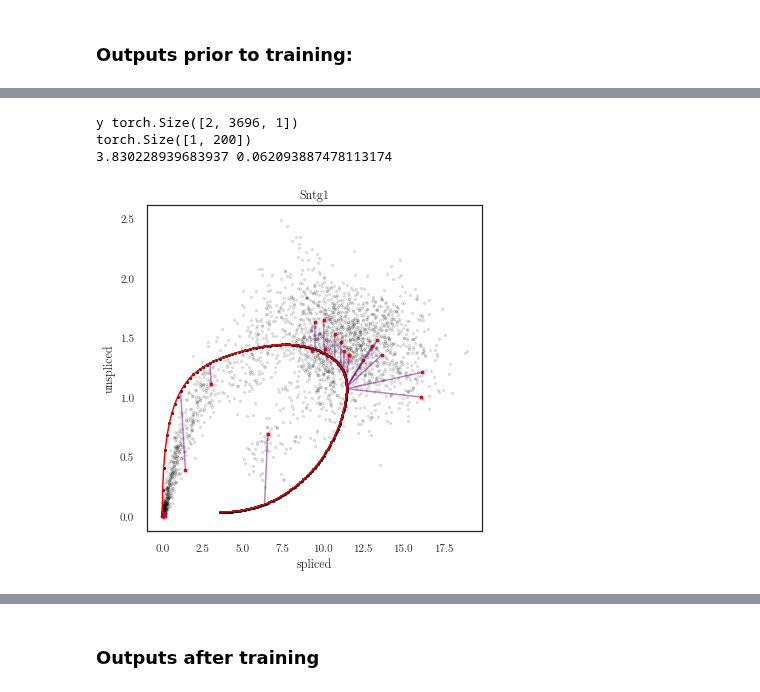
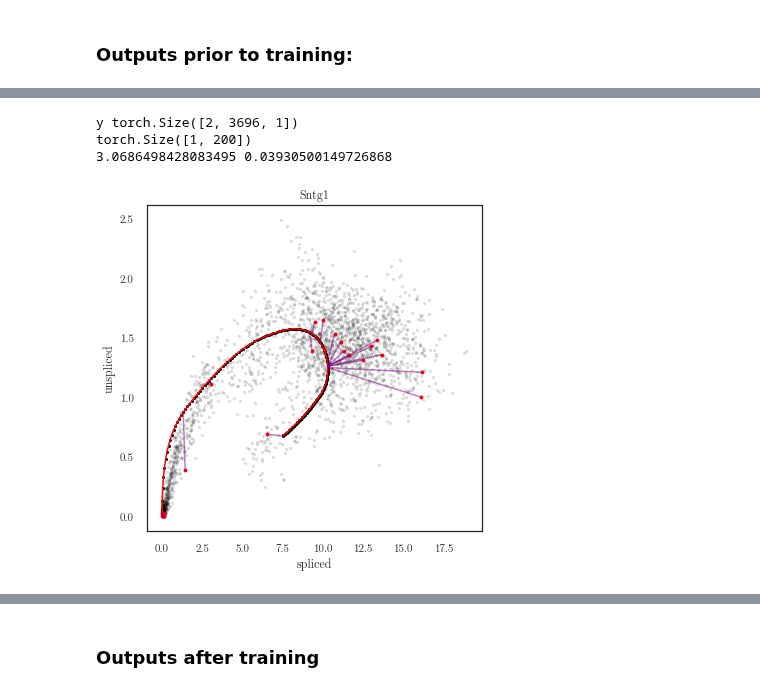
Before and after one commit to mossjacob/alfi, a Jupyter notebook: experiments/rnavelocity/rnavelocity.ipynb, the cells around one changed output, grey strips where cells are left out. Cells and saved outputs as stored; diff of their text form; code cells hidden in the pictures.

```diff
--- a/experiments/rnavelocity/rnavelocity.ipynb
+++ b/experiments/rnavelocity/rnavelocity.ipynb
@@ -131,7 +131,7 @@ def print_scatter(cells, gene_index,
 use_natural = True
 step_size = 1e-1
 config = RNAVelocityConfiguration(
-    latent_data_present=True,
+    latent_data_present=False,
     num_samples=30,
     num_cells=num_cells,
     end_pseudotime=end_t,
@@ -186,6 +186,13 @@ track_parameters = [
 lfm = RNAVelocityLFM(num_outputs, gp_model, config, **lfm_kwargs)
 
 # Add latent points to the data
+data = torch.stack(dataset.data)
+t = torch.linspace(0, end_t, lfm.timepoint_choices.shape[0])
+alpha = transcription_rate.item()
+y = alpha * (1 - torch.sigmoid(t * 12 / end_t - 7))#pha/2., 0., 0., 0., 0., 0.]).unsqueeze(-1)
+filler = torch.zeros(data.shape[2] - lfm.timepoint_choices.shape[0])
+y = torch.cat([y, filler], dim=0).view(1, 1, -1)
+
 if config.latent_data_present:
     data = torch.stack(dataset.data)
     t = torch.linspace(0, end_t, lfm.timepoint_choices.shape[0])
@@ -205,6 +212,8 @@ else:
 batch_size = num_outputs + 1 if config.latent_data_present else num_outputs
 trainer = EMTrainer(lfm, optimizers, dataset, batch_size=batch_size, track_parameters=track_parameters)
 plotter = Plotter1d(lfm, dataset.gene_names)
+preestimator = EMPreEstimator(
+    lfm, optimizers, dataset, trainer, batch_size=batch_size, track_parameters=track_parameters)
 # %%
 pretrain=True
 if pretrain:
@@ -299,9 +307,0 @@ torch.Size([3696])
-# %%
-u_y = cells[:num_genes]  # (num_genes, num_cells)
-print(u_y.shape)
-s_y = cells[num_genes:]  # (num_genes, num_cells)
-print(s_y.shape)
-sorted_t, sorted_ind = lfm.time_assignments_indices.sort()
-sorted_t = lfm.timepoint_choices[sorted_t]
-u_y = u_y[:, sorted_ind].squeeze()
-s_y = s_y[:, sorted_ind].squeeze()
@@ -368,7 +324,7 @@ plt.plot(s_y.squeeze(), u_y.squeeze())
 import time
 start = time.time()
 
-output = trainer.train(20, report_interval=5, step_size=1e-1, warmup=40)
+output = trainer.train(1, report_interval=5, step_size=1e-1, warmup=1)
 end = time.time()
 print(end - start)
 # %% [output]
@@ -392,23 +334,28 @@ num t2: torch.Size([176])
 # %%
 # plotter.plot_outputs(t_predict, replicate=0, t_scatter=t_observed,y_scatter=dataset.m_observed, model_kwargs=model_kwargs);
 # plotter.plot_latents(t_predict, ylim=(-1, 3), plot_barenco=True, plot_inducing=False)
 # t_predict = torch.linspace(0, 35, 100)
+lfm.pretrain(False)
 t_predict = lfm.timepoint_choices
 y = next(iter(trainer.data_loader)).permute(0, 2, 1)
-print('y', y[:-1].shape)
-trainer.e_step(y[:-1])
+if config.latent_data_present:
+    y = y[:-1]
+
+print('y', y.shape)
+
+# trainer.e_step(y)
 out = lfm(t_predict, step_size=step_size)
 end_index = 0 if single_gene else 2
 for i in [cpe_index] + list(range(0, end_index)):
     print_scatter(cells, i, num_connections=30, figsize=(6, 6))
 
 log_likelihood, kl_divergence, _ = lfm.loss_fn(out, data.squeeze().t(), mask=trainer.train_mask)
 total_loss = (-log_likelihood + kl_divergence)
 print(-log_likelihood.item(), kl_divergence.item())
 # plotter.plot_losses(trainer, last_x=200)
 # 9 5.7
 # %% [output]
 y torch.Size([2, 3696, 1])
 torch.Size([1, 200])
-3.830228939683937 0.062093887478113174
+3.0686498428083495 0.03930500149726868
-[figure, old version]
+[figure, new version]
```
Also changed, not shown: parts of 14 cells of this notebook, 4 other files.
